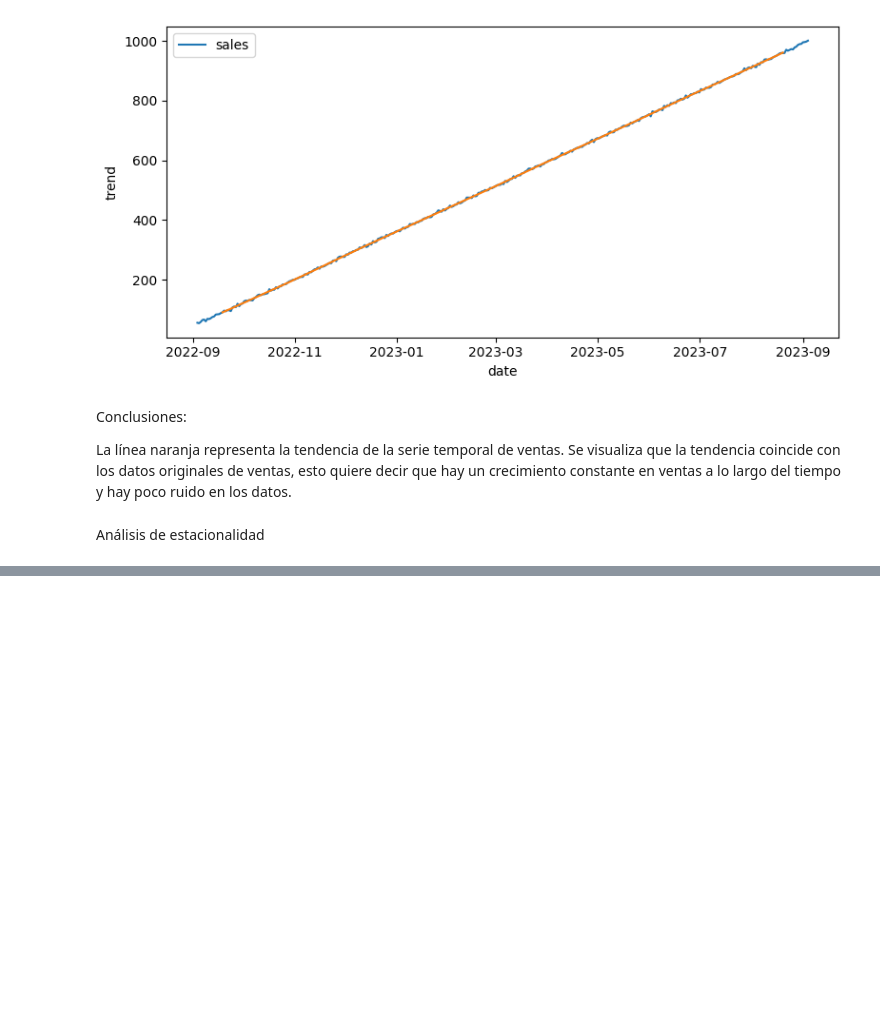
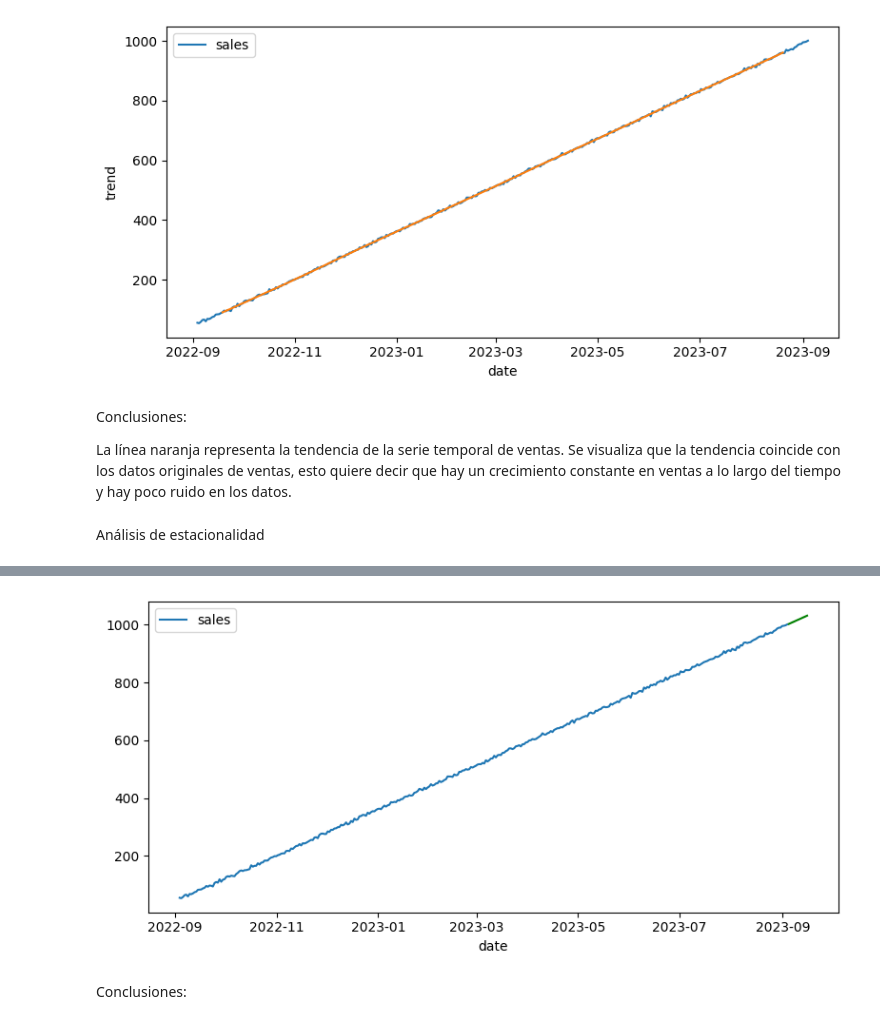
Before and after one commit to 4GeeksAcademy/machine-learning-python-series_temporales_melissahm, a Jupyter notebook: src/explore.ipynb, the cells around one changed output, grey strips where cells are left out. Drawn from its saved outputs; the diff is of its cells as text; code cells hidden in the pictures; blank space fills up the shorter version.

```diff
--- a/src/explore.ipynb
+++ b/src/explore.ipynb
@@ -131,0 +222,4 @@ En esta serie temporal predomina la tendencia ascendente.
+# %%
+# seasonal = True: modelo ARIMA estacional
+# trace=True en auto_arima() sirve para mostrar en pantalla el proceso de búsqueda del mejor modelo ARIMA.
+model = auto_arima(df, seasonal = True, trace = True, m = 12)
@@ -131,0 +246,3 @@ En esta serie temporal predomina la tendencia ascendente.
+# %%
+forecast = model.predict(12)
+forecast
@@ -131,0 +263,13 @@ En esta serie temporal predomina la tendencia ascendente.
+# %%
+fig, axis = plt.subplots(figsize = (8, 4))
+
+sns.lineplot(data = df)
+sns.lineplot(data = forecast, c = "green")
+
+plt.tight_layout()
+
+plt.show()
+# %% [output]
+[figure, added]
+# %% [markdown]
+Conclusiones:
```
Also changed, not shown: parts of 22 cells of this notebook.
